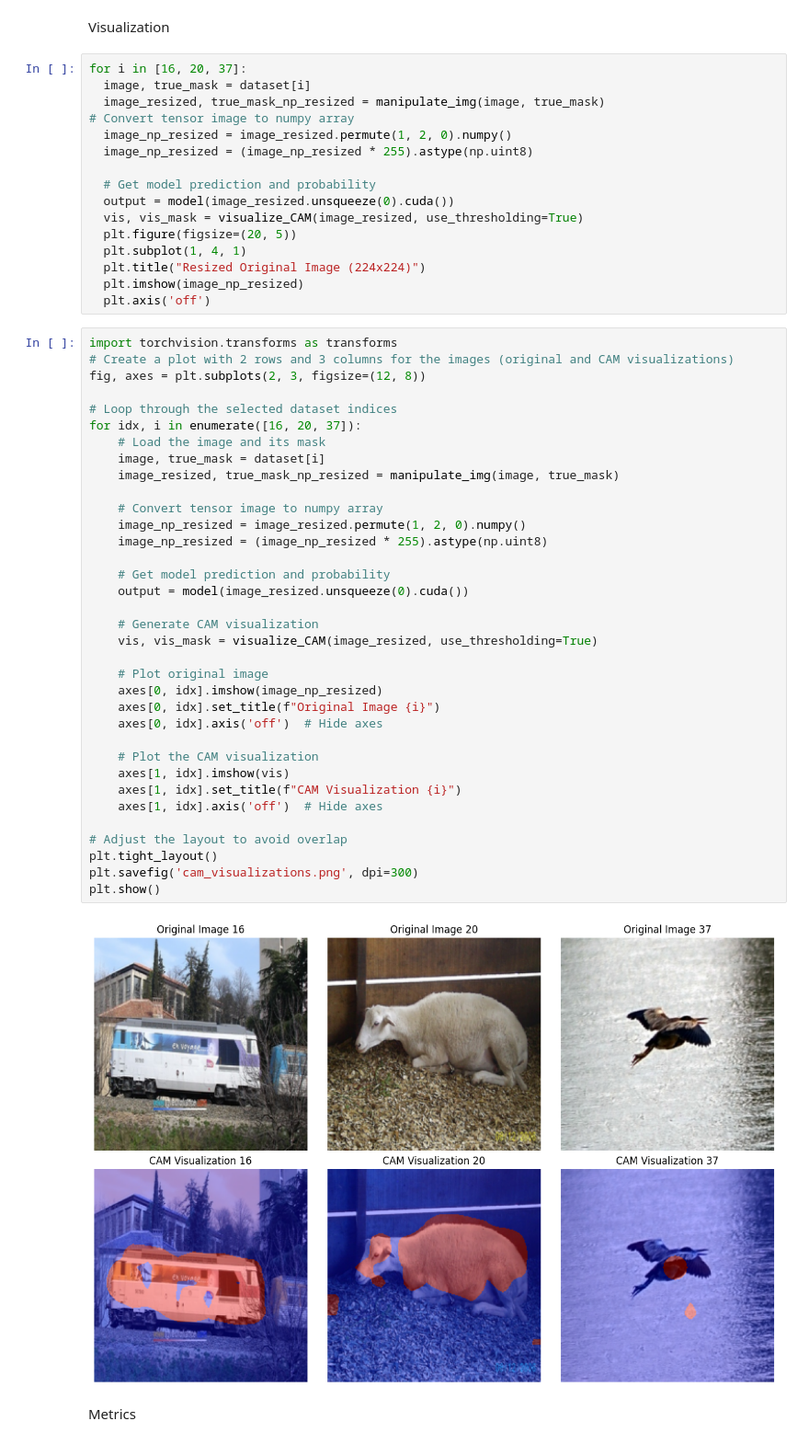
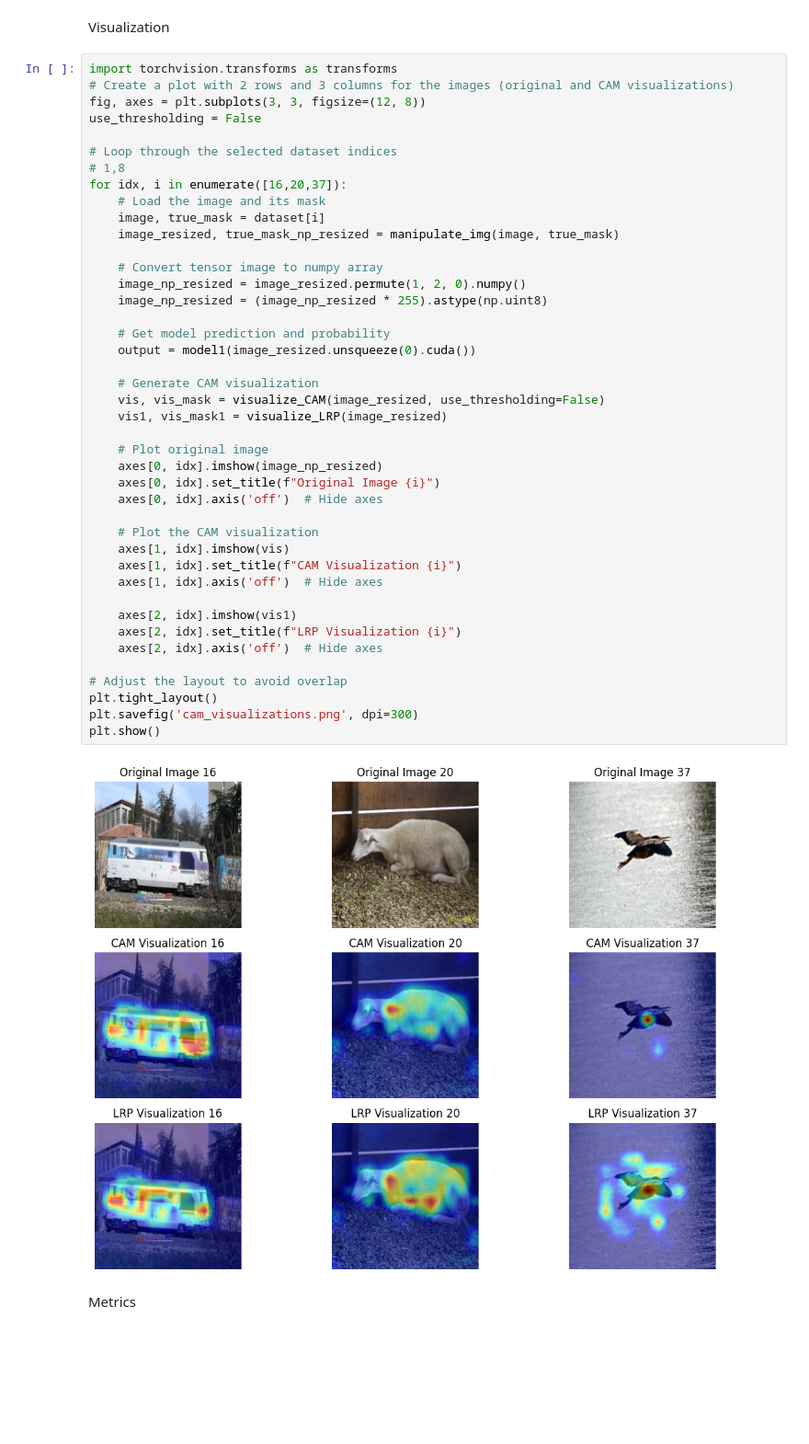
Before and after one commit to anacopo/TSW, a Jupyter notebook: TSW.ipynb, the cells around one changed output. Shown at 92% size. Cells and saved outputs as stored; diff of their text form; blank space fills up the shorter version.

```diff
--- a/TSW.ipynb
+++ b/TSW.ipynb
@@ -137,59 +195,50 @@ def manipulate_img(image, true_mask):
     return image_resized, true_mask_np_resized
 # %% [markdown]
 Visualization
-# %%
-for i in [16, 20, 37]:
-  image, true_mask = dataset[i]
-  image_resized, true_mask_np_resized = manipulate_img(image, true_mask)
-# Convert tensor image to numpy array
-  image_np_resized = image_resized.permute(1, 2, 0).numpy()
-  image_np_resized = (image_np_resized * 255).astype(np.uint8)
-
-  # Get model prediction and probability
-  output = model(image_resized.unsqueeze(0).cuda())
-  vis, vis_mask = visualize_CAM(image_resized, use_thresholding=True)
-  plt.figure(figsize=(20, 5))
-  plt.subplot(1, 4, 1)
-  plt.title("Resized Original Image (224x224)")
-  plt.imshow(image_np_resized)
-  plt.axis('off')
 # %%
 import torchvision.transforms as transforms
 # Create a plot with 2 rows and 3 columns for the images (original and CAM visualizations)
-fig, axes = plt.subplots(2, 3, figsize=(12, 8))
+fig, axes = plt.subplots(3, 3, figsize=(12, 8))
+use_thresholding = False
 
 # Loop through the selected dataset indices
-for idx, i in enumerate([16, 20, 37]):
+# 1,8
+for idx, i in enumerate([16,20,37]):
     # Load the image and its mask
     image, true_mask = dataset[i]
     image_resized, true_mask_np_resized = manipulate_img(image, true_mask)
 
     # Convert tensor image to numpy array
     image_np_resized = image_resized.permute(1, 2, 0).numpy()
     image_np_resized = (image_np_resized * 255).astype(np.uint8)
 
     # Get model prediction and probability
-    output = model(image_resized.unsqueeze(0).cuda())
+    output = model1(image_resized.unsqueeze(0).cuda())
 
     # Generate CAM visualization
-    vis, vis_mask = visualize_CAM(image_resized, use_thresholding=True)
+    vis, vis_mask = visualize_CAM(image_resized, use_thresholding=False)
+    vis1, vis_mask1 = visualize_LRP(image_resized)
 
     # Plot original image
     axes[0, idx].imshow(image_np_resized)
     axes[0, idx].set_title(f"Original Image {i}")
     axes[0, idx].axis('off')  # Hide axes
 
     # Plot the CAM visualization
     axes[1, idx].imshow(vis)
     axes[1, idx].set_title(f"CAM Visualization {i}")
     axes[1, idx].axis('off')  # Hide axes
 
+    axes[2, idx].imshow(vis1)
+    axes[2, idx].set_title(f"LRP Visualization {i}")
+    axes[2, idx].axis('off')  # Hide axes
+
 # Adjust the layout to avoid overlap
 plt.tight_layout()
 plt.savefig('cam_visualizations.png', dpi=300)
 plt.show()
 # %% [output]
-[figure, old version]
+[figure, new version]
 # %% [markdown]
 Metrics
 # %%
```
Also changed, not shown: parts of 23 cells of this notebook, 1 other file.
